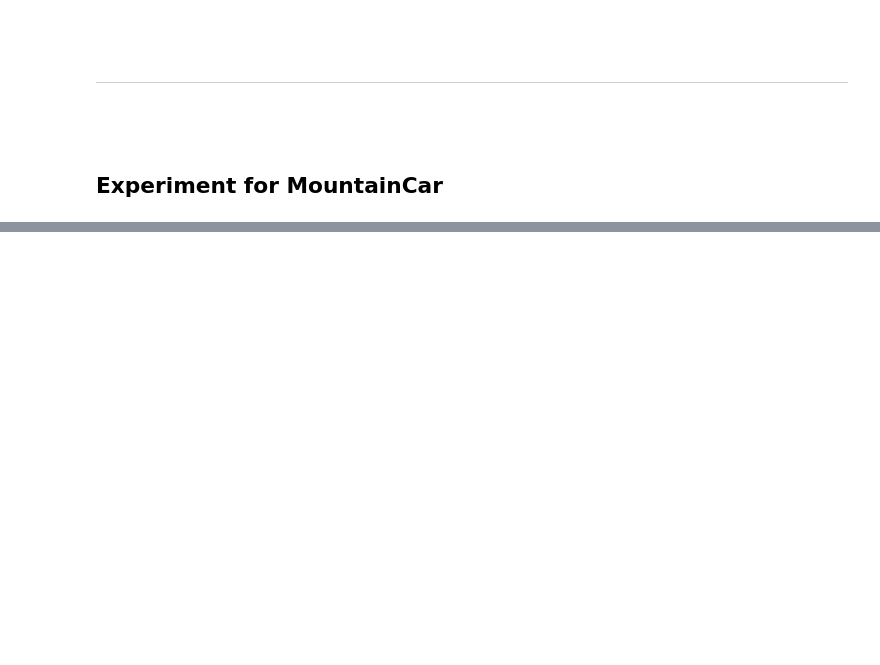
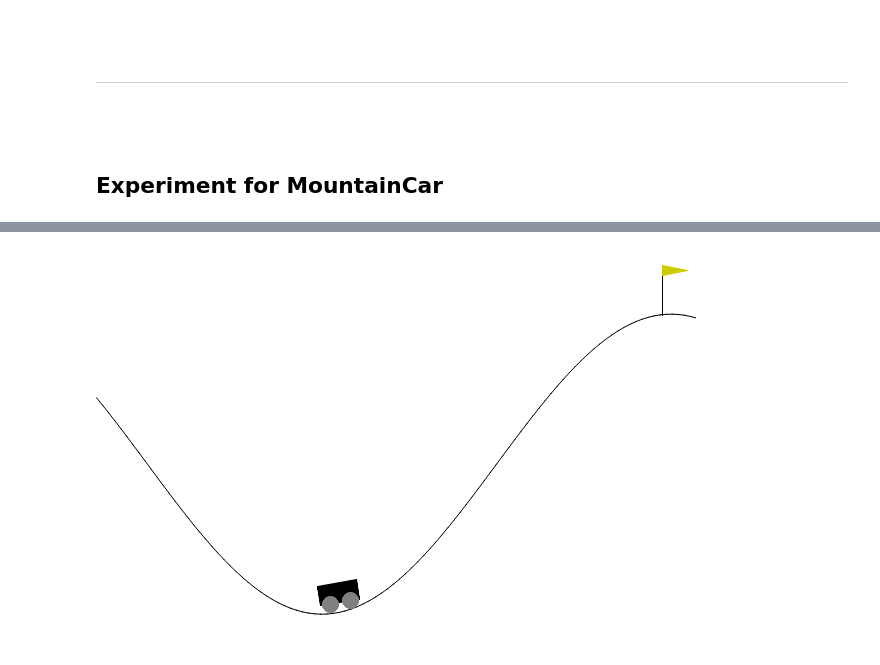
Before and after one commit to magemagix/RL, a Jupyter notebook: examples/007/007. SARSA.ipynb, the cells around one changed output, grey strips where cells are left out. Saved outputs shown, nothing was run; the diff lists cells and outputs as text; code cells hidden in the pictures; blank space fills up the shorter version.

```diff
--- a/examples/007/007. SARSA.ipynb
+++ b/examples/007/007. SARSA.ipynb
@@ -435,3 +440,7 @@ Total reward: [-161.0, -162.0, -158.0]
 Generating GIF please wait ...
 MoviePy - Building file MountainCar_SARSA.gif with imageio.
 GIF is ready!
+# %%
+Image("./MountainCar_SARSA.gif")
+# %% [output]
+[figure, added]
```
Also changed, not shown: parts of 6 cells of this notebook, 5 other files.
